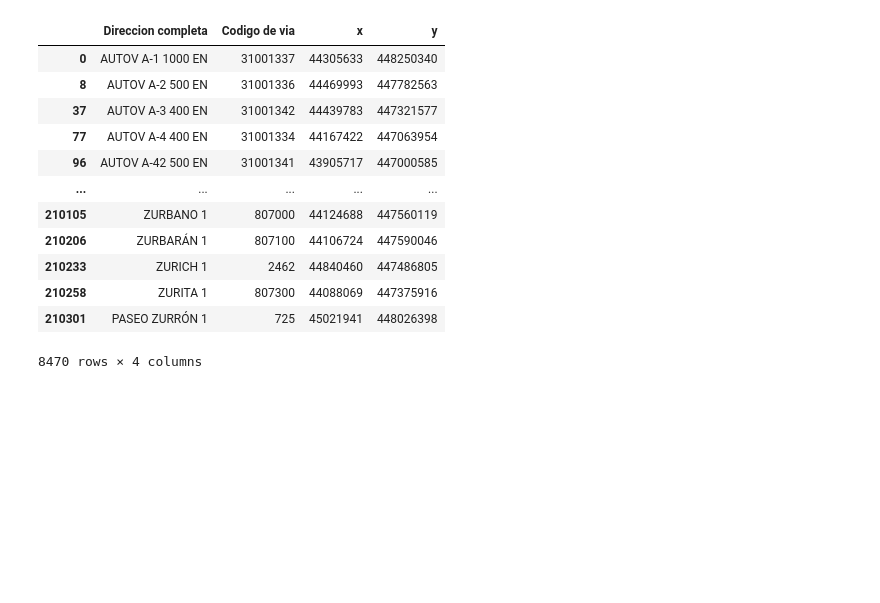
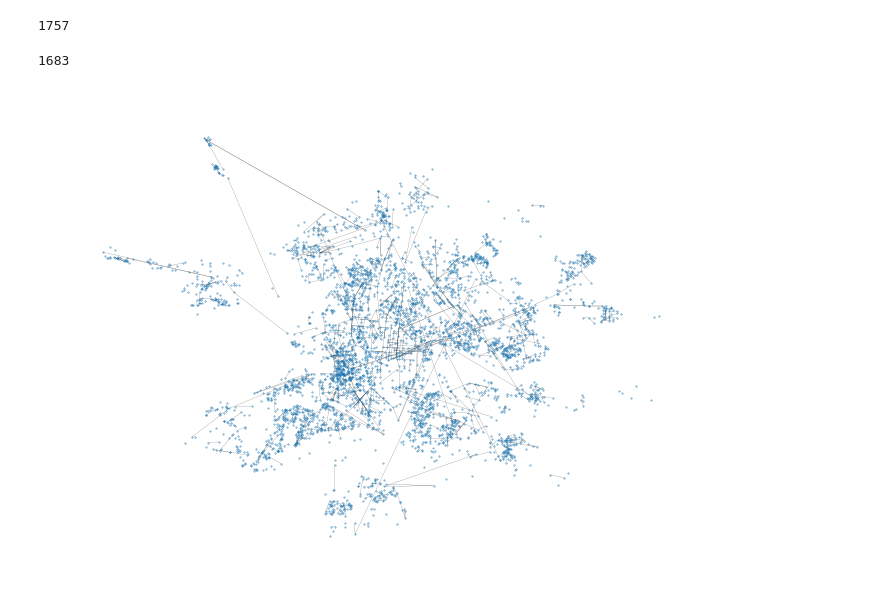
Before and after one commit to winoo19/GPS, a Jupyter notebook: create_graph.ipynb, the cells around one changed output. Drawn from its saved outputs; the diff is of its cells as text; code cells hidden in the pictures; blank space fills up the shorter version.

```diff
--- a/create_graph.ipynb
+++ b/create_graph.ipynb
@@ -5,4 +5,4 @@ import math
 # %%
 cruces = pd.read_csv("data/cruces_clean.csv")
 calles = pd.read_csv("data/direcciones_clean.csv")
-g = Grafo()
+g = Grafo(True)
@@ -71,16 +84,0 @@ calles
-# %%
-calles.drop_duplicates("Codigo de via")
-# %% [output]
-|  | Direccion completa | Codigo de via | x | y |
-| 0 | AUTOV A-1 1000 EN | 31001337 | 44305633 | 448250340 |
-| 8 | AUTOV A-2 500 EN | 31001336 | 44469993 | 447782563 |
-| 37 | AUTOV A-3 400 EN | 31001342 | 44439783 | 447321577 |
-| 77 | AUTOV A-4 400 EN | 31001334 | 44167422 | 447063954 |
-| 96 | AUTOV A-42 500 EN | 31001341 | 43905717 | 447000585 |
-| ... | ... | ... | ... | ... |
-| 210105 | ZURBANO 1 | 807000 | 44124688 | 447560119 |
-| 210206 | ZURBARÁN 1 | 807100 | 44106724 | 447590046 |
-| 210233 | ZURICH 1 | 2462 | 44840460 | 447486805 |
-| 210258 | ZURITA 1 | 807300 | 44088069 | 447375916 |
-| 210301 | PASEO ZURRÓN 1 | 725 | 45021941 | 448026398 |
-8470 rows × 4 columns
@@ -96,0 +85,24 @@ cruces
+# %%
+c = 0
+for via in cruces["nombre_via"].unique():
+    df = cruces[cruces["nombre_via"] == via]
+    df = df.sort_values(by="direccion_asociada")
+    for i in range(df.shape[0]-1):
+        r1 = df.iloc[i]
+        r2 = df.iloc[i+1]
+        if (r1["x"], r1["y"]) != (r2["x"], r2["y"]):
+            g.agregar_arista(s=(r1["x"], r1["y"]), t=(r2["x"], r2["y"]), data=via, weight=1) # Agregar peso
+        c += 1
+
+print(c)
+# %% [output]
+1757
+# %%
+len(g.aristas)
+# %% [output]
+1683
+# %%
+G = g.convertir_a_NetworkX()
+nx.draw(G, pos={k: k for k in g.adj.keys()}, node_size=0.1, arrows=False, width=0.1)
+# %% [output]
+[figure, added]
```
Also changed, not shown: parts of 14 cells of this notebook, 2 other files.
